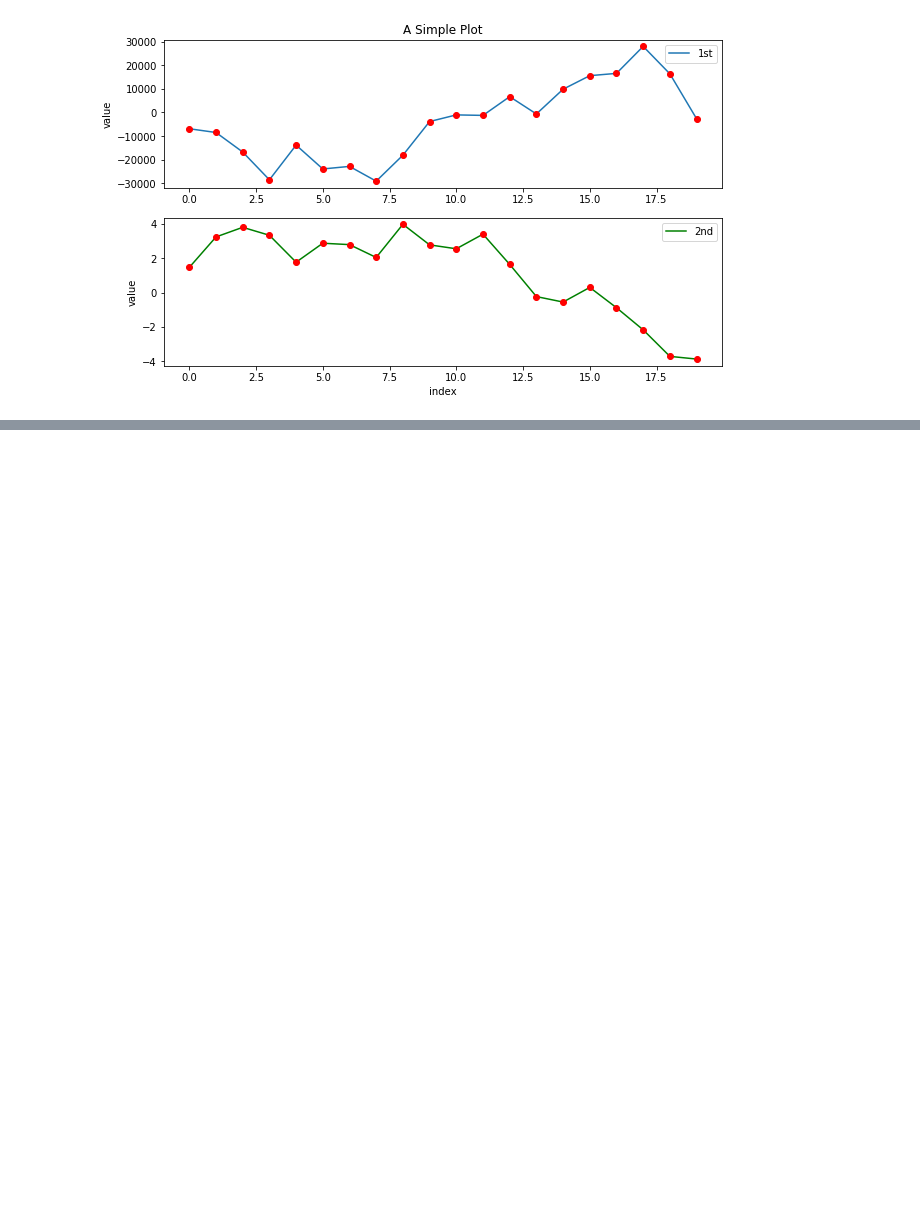
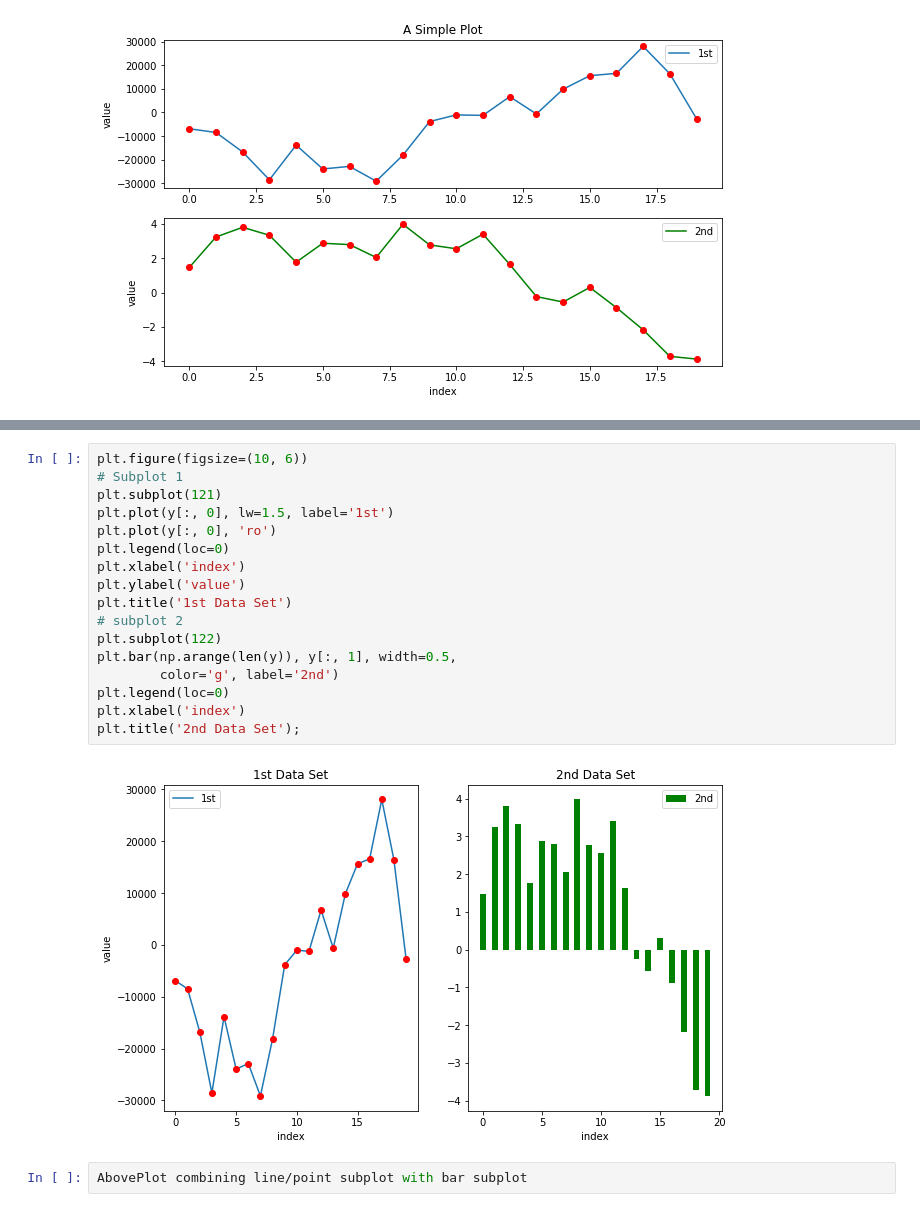
Before and after one commit to ThamuMnyulwa/PythonForFinance, a Jupyter notebook: Chapter 7 Data Visualization/Untitled.ipynb, the cells around one changed output, grey strips where cells are left out. Cells and saved outputs as stored; diff of their text form; blank space fills up the shorter version.

```diff
--- a/Chapter 7 Data Visualization/Untitled.ipynb
+++ b/Chapter 7 Data Visualization/Untitled.ipynb
@@ -281,0 +296,21 @@ plt.ylabel('value');
+# %%
+plt.figure(figsize=(10, 6))
+# Subplot 1
+plt.subplot(121)
+plt.plot(y[:, 0], lw=1.5, label='1st')
+plt.plot(y[:, 0], 'ro')
+plt.legend(loc=0)
+plt.xlabel('index')
+plt.ylabel('value')
+plt.title('1st Data Set')
+# subplot 2
+plt.subplot(122)
+plt.bar(np.arange(len(y)), y[:, 1], width=0.5,
+        color='g', label='2nd')
+plt.legend(loc=0)
+plt.xlabel('index')
+plt.title('2nd Data Set');
+# %% [output]
+[figure, added]
+# %%
+AbovePlot combining line/point subplot with bar subplot
```
Also changed, not shown: parts of 1 cell of this notebook.
